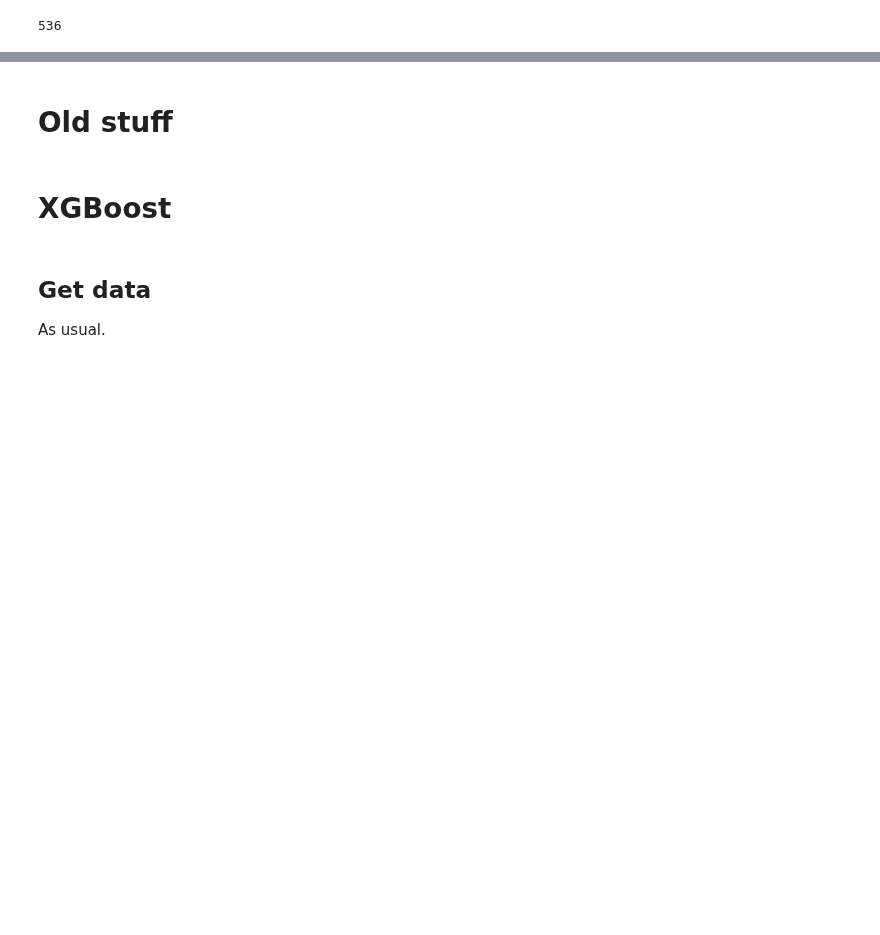
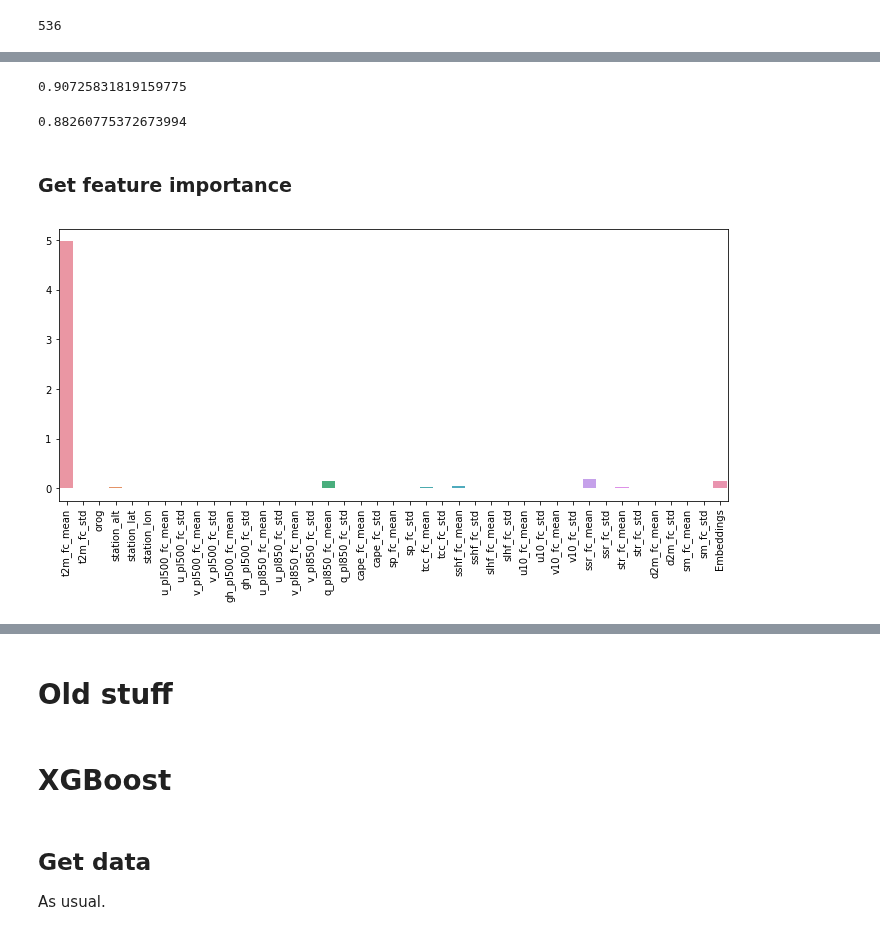
Before and after one commit to slerch/ppnn, a Jupyter notebook: nn_postprocessing/notebooks/feature_importance.ipynb, the cells around one changed output, grey strips where cells are left out. Drawn from its saved outputs; the diff is of its cells as text; code cells hidden in the pictures; blank space fills up the shorter version.

```diff
--- a/nn_postprocessing/notebooks/feature_importance.ipynb
+++ b/nn_postprocessing/notebooks/feature_importance.ipynb
@@ -220,0 +134,3 @@ plt.xticks(rotation=90);
+# %%
+aux_emb_model.fit([aux_train_set.features, aux_train_set.cont_ids], aux_train_set.targets,
+                   epochs=50, batch_size=1024, verbose=0);
@@ -220,0 +155,27 @@ plt.xticks(rotation=90);
+# %%
+aux_emb_model.evaluate(
+    [aux_train_set.features, aux_train_set.cont_ids], aux_train_set.targets, 4096, 0)
+# %% [output]
+0.90725831819159775
+# %%
+emb_ref_score = aux_emb_model.evaluate(
+    [aux_test_set.features, aux_test_set.cont_ids], aux_test_set.targets, 4096, 0)
+emb_ref_score
+# %% [output]
+0.88260775372673994
+# %% [markdown]
+### Get feature importance
+# %%
+def perm_imp_emb(m, ref):
+    scores = [eval_shuf(m, i, True) for i in range(len(aux_test_set.feature_names))]
+    ids_shuf = np.random.permutation(aux_test_set.cont_ids)
+    scores += [m.evaluate([aux_test_set.features, ids_shuf], aux_test_set.targets, 4096, 0)]
+    return np.array(scores) - ref
+# %%
+fimp_emb = perm_imp_emb(aux_emb_model, emb_ref_score)
+# %%
+fig, ax = plt.subplots(figsize=(12, 5))
+sns.barplot(y=fimp_emb, x=aux_test_set.feature_names + ['Embeddings'], ax=ax)
+plt.xticks(rotation=90);
+# %% [output]
+[figure, added]
```
Also changed, not shown: parts of 65 cells of this notebook, 1 other file.
